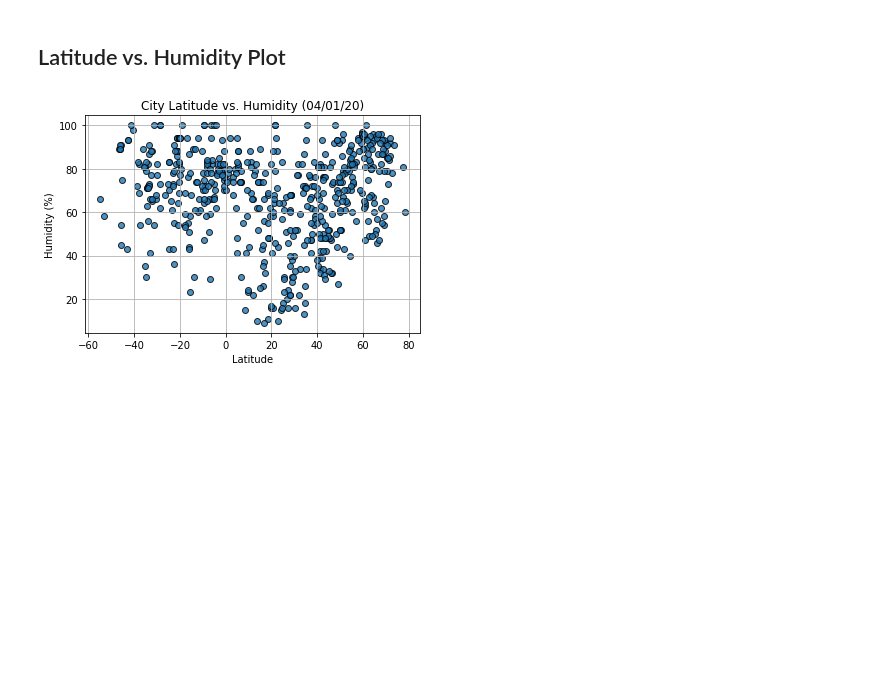
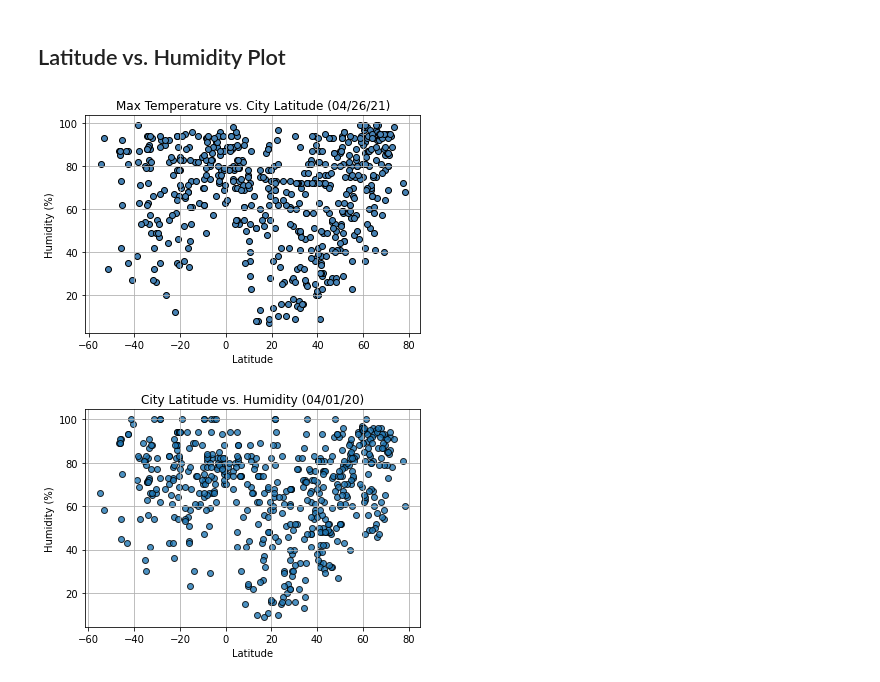
Before and after one commit to dkrug82/python-api-challenge, a Jupyter notebook: WeatherPy/WeatherPy.ipynb, the cells around one changed output. Cells and saved outputs as stored; diff of their text form; code cells hidden in the pictures; blank space fills up the shorter version.

```diff
--- a/WeatherPy/WeatherPy.ipynb
+++ b/WeatherPy/WeatherPy.ipynb
@@ -276,6 +305,20 @@ print(clean_city_data.shape)
 [figure]
 # %% [markdown]
 ## Latitude vs. Humidity Plot
+# %%
+x_axis = clean_city_data["Lat"]
+humid = clean_city_data["Humidity"]
+
+plt.scatter(x_axis, humid, marker="o", facecolors="steelblue", edgecolors="black")
+plt.title("Max Temperature vs. City Latitude (04/26/21)")
+plt.xlabel("Latitude")
+plt.ylabel("Humidity (%)")
+plt.grid()
+plt.savefig("output_data/fig2.png")
+
+plt.show()
+# %% [output]
+[figure, added]
 # %%
 # %% [output]
 [figure]
```
Also changed, not shown: parts of 5 cells of this notebook, 4 other files.
